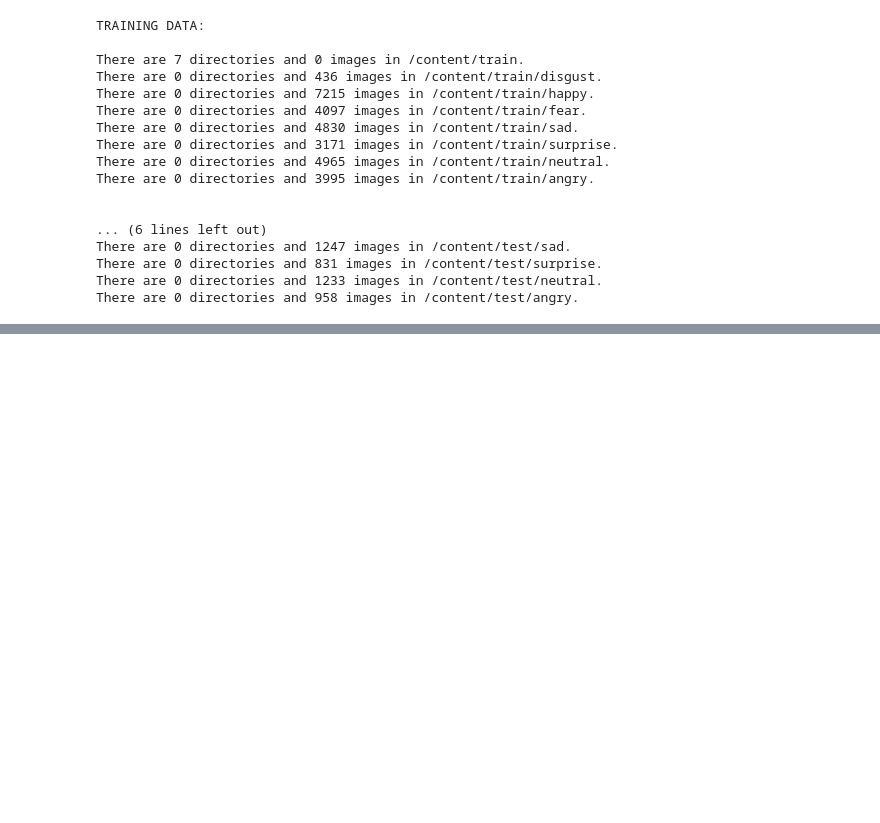
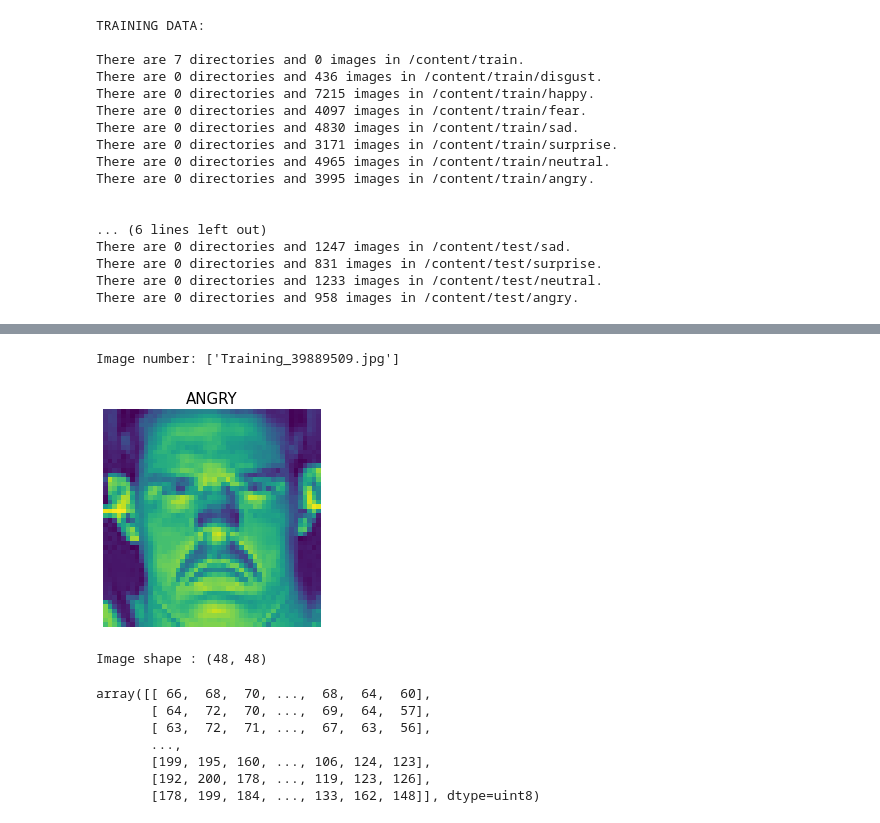
Before and after one commit to Arka1212/Live-Class-Monitoring-System-Face-Emotion-Recognition, a Jupyter notebook: Live_Class_Monitoring_System_(Face_Emotion_Recognition).ipynb, the cells around one changed output, grey strips where cells are left out. Cells and saved outputs as stored; diff of their text form; code cells hidden in the pictures; blank space fills up the shorter version.

```diff
--- a/Live_Class_Monitoring_System_(Face_Emotion_Recognition).ipynb
+++ b/Live_Class_Monitoring_System_(Face_Emotion_Recognition).ipynb
@@ -90,0 +113,44 @@ There are 0 directories and 958 images in /content/test/angry.
+# %%
+# Creating a function to view random images of each class.
+import random
+import matplotlib.image as mpimg
+
+def view_random_images(target_directory, target_class):
+
+  '''
+  Takes into the target directory and target class as a path and prints random images of the specified class from the dataset
+  '''
+
+  # Creating a target folder which will store the folder path taking the directory name and class name.
+  target_folder = target_directory + '/' + target_class
+
+  # Getting a random image from the target folder and printing the image number.
+  random_image = random.sample(os.listdir(target_folder),1)
+  print(f'Image number: {random_image}')
+
+  # Reading the image and plotting it using matploltib.
+  img = mpimg.imread(target_folder + '/' + random_image[0])
+  plt.imshow(img)
+  plt.title(target_class.upper(),fontsize = 15)
+  plt.axis('off')
+  plt.show()
+
+  # Printing the shape of the image along with the image.
+  print(f'Image shape : {img.shape}')
+
+  return img
+# %%
+# Viewing 'angry' class image.
+view_random_images(target_directory = '/content/train',
+                   target_class = 'angry')
+# %% [output]
+Image number: ['Training_39889509.jpg']
+[figure, added]
+Image shape : (48, 48)
+array([[ 66,  68,  70, ...,  68,  64,  60],
+       [ 64,  72,  70, ...,  69,  64,  57],
+       [ 63,  72,  71, ...,  67,  63,  56],
+       ...,
+       [199, 195, 160, ..., 106, 124, 123],
+       [192, 200, 178, ..., 119, 123, 126],
+       [178, 199, 184, ..., 133, 162, 148]], dtype=uint8)
```
Also changed, not shown: parts of 10 cells of this notebook.
